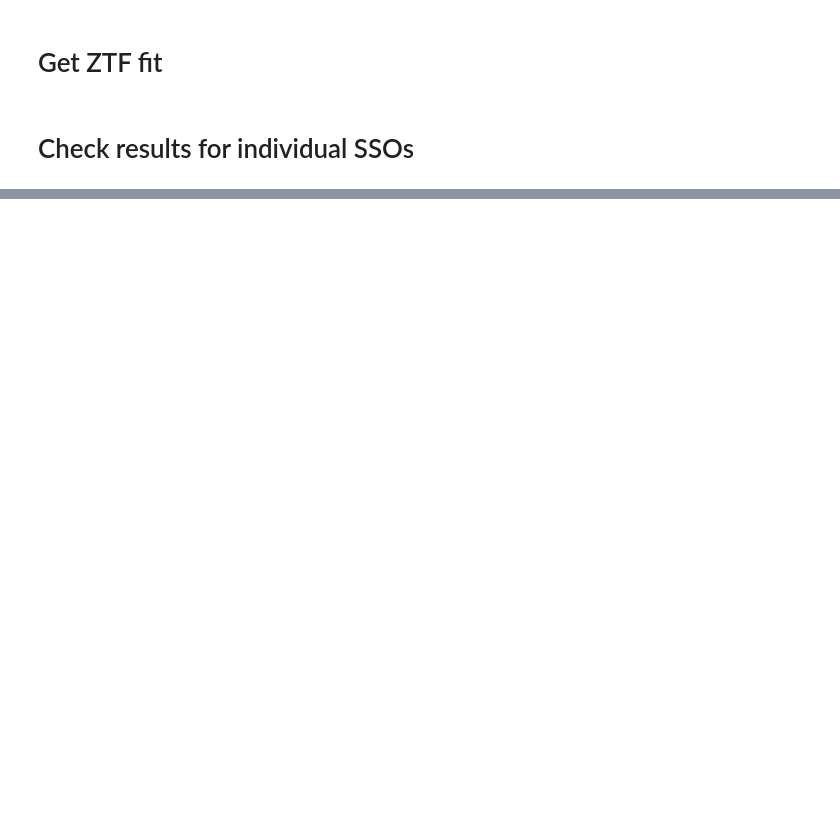
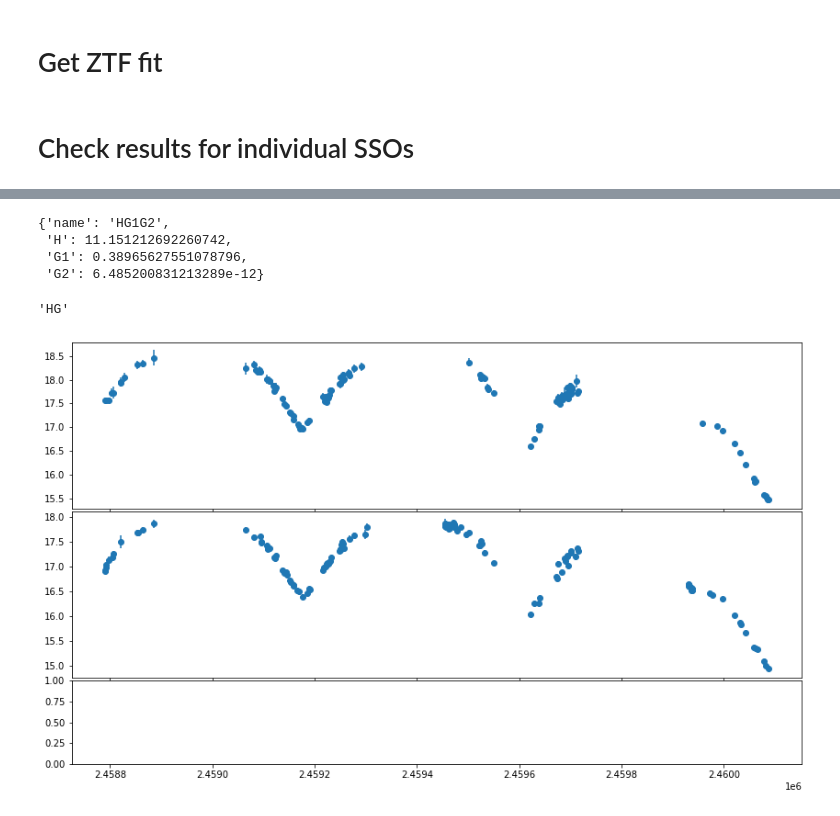
Before and after one commit to astrolabsoftware/fink-tutorials, a Jupyter notebook: sso/spins/3_validation.ipynb, the cells around one changed output, grey strips where cells are left out. Drawn from its saved outputs; the diff is of its cells as text; code cells hidden in the pictures; blank space fills up the shorter version.

```diff
--- a/sso/spins/3_validation.ipynb
+++ b/sso/spins/3_validation.ipynb
@@ -135,0 +163,31 @@ array([132.05606347,  47.54158196])
+# %%
+hg_model = {'name':'HG',
+           'H': data.loc[data.ssnamenr==target, 'HG_H'].values[0],
+           'G': data.loc[data.ssnamenr==target, 'HG_G'].values[0]
+           }
+hg1g2_model = {'name':'HG1G2',
+    'H': data.loc[data.ssnamenr==target, 'HG1G2_H'].values[0],
+    'G1': data.loc[data.ssnamenr==target, 'HG1G2_G1'].values[0],
+    'G2': data.loc[data.ssnamenr==target, 'HG1G2_G2'].values[0]
+               }
+hg_model
+hg1g2_model
+# %% [output]
+{'name': 'HG1G2',
+ 'H': 11.151212692260742,
+ 'G1': 0.38965627551078796,
+ 'G2': 6.485200831213289e-12}
+# %%
+hg_model['name']
+# %% [output]
+'HG'
+# %%
+import finkuspin as finkus
+fig, ax = finkus.plot_vs_time(
+    ztf['Date'],
+    ztf['i:magpsf'],
+    ztf['i:sigmapsf'],
+    ztf['i:fid']
+)
+# %% [output]
+[figure, added]
```
Also changed, not shown: parts of 13 cells of this notebook, 5 other files.
